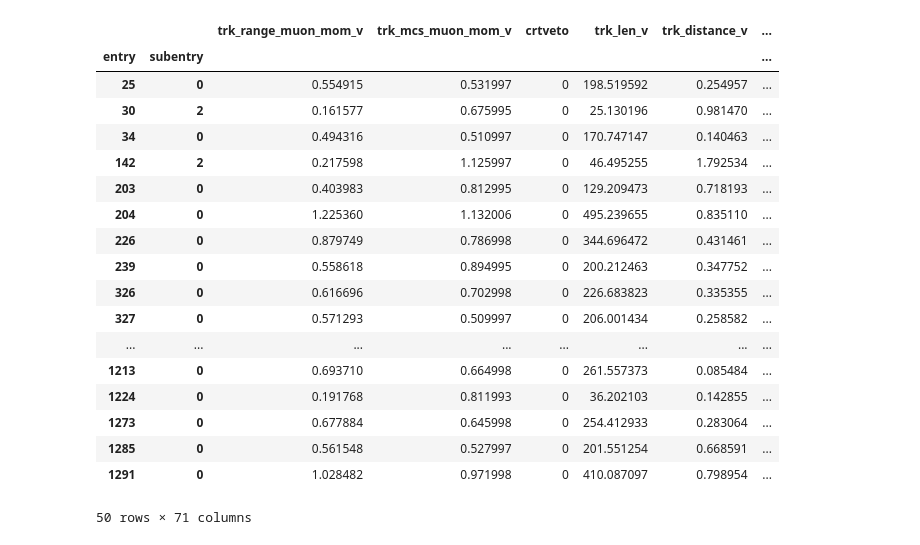
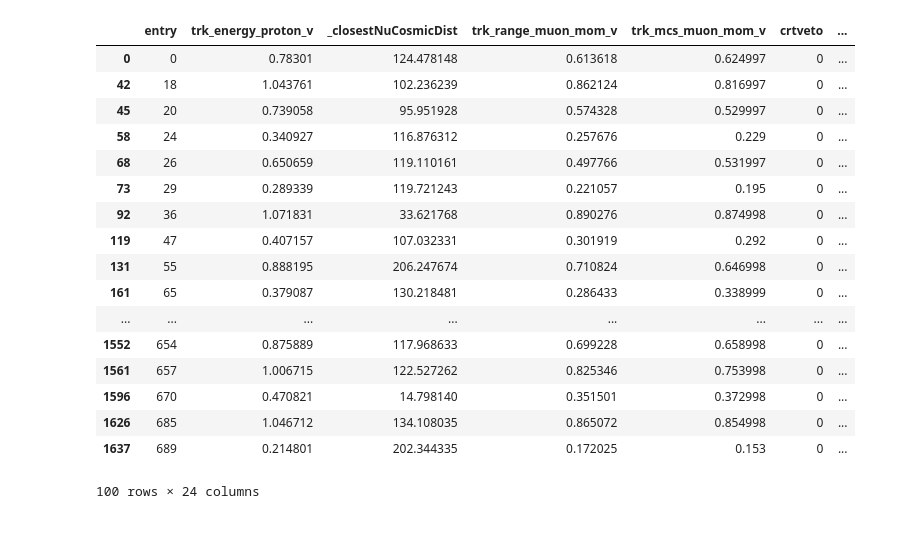
Before and after one commit to finnerudo/MScproject, a Jupyter notebook: Plotting_numu.ipynb, the cells around one changed output. Cells and saved outputs as stored; diff of their text form; code cells hidden in the pictures.

```diff
--- a/Plotting_numu.ipynb
+++ b/Plotting_numu.ipynb
@@ -32,3 +46,27 @@ Success
+# %%
+def element_index(vector,index,defval=9999.):
+    #print ('vector check....')
+    #print (idx)
+    #print (len(pidv))
+    return awkward.fromiter([pidv[tid] if ( (tid<len(pidv) ) & (tid>=0)) else defval for pidv,tid in zip(vector,index)])
+
+def index(argidx,vecsort,mask):
+    vid = vecsort[mask]
+    sizecheck = argidx if argidx>=0 else abs(argidx)-1
+    # find the position in the array after masking
+    mskd_pos = [v.argsort()[argidx] if len(v)>sizecheck else -1 for v in vid]
+    # go back to the corresponding position in the origin array before masking
+    result = [[i for i, n in enumerate(m) if n == 1][p] if (p)>=0 else -1 for m,p in zip(mask,mskd_pos)]
+    return result
+
+def get_idx_from_vec_sort(argidx,vecsort,mask):
+    vid = vecsort[mask]
+    sizecheck = argidx if argidx>=0 else abs(argidx)-1
+    # find the position in the array after masking
+    mskd_pos = [v.argsort()[argidx] if len(v)>sizecheck else -1 for v in vid]
+    # go back to the corresponding position in the origin array before masking
+    result = [[i for i, n in enumerate(m) if n == 1][p] if (p)>=0 else -1 for m,p in zip(mask,mskd_pos)]
+    return result
 # %%
 #MC
 loc_file = '/uboone/data/users/davidc/searchingfornues/v08_00_00_48/0928/run3/nslice/prodgenie_bnb_nu_uboone_overlay_mcc9.1_v08_00_00_26_filter_run3_reco2_G_reco2.root'
@@ -279,23 +188,26 @@ def selection_cut_ext(df_cut, weightTuneBool = True):
+# %%
+df_data = neutrino_energy(df_nu_tree_fhc)
+df_data_real = neutrino_energy(data_tree)
+df_data_EXT = neutrino_energy(EXT_tree)
 # %%
-#pd.set_option('display.max_rows', 200)
-#df_data.head(50)
+pd.set_option('display.max_rows', 100)
+df_data.head(100)
 # %% [output]
-|  |  | trk_range_muon_mom_v | trk_mcs_muon_mom_v | crtveto | trk_len_v | trk_distance_v | ... |
-| entry | subentry |  |  |  |  |  | ... |
-| 25 | 0 | 0.554915 | 0.531997 | 0 | 198.519592 | 0.254957 | ... |
-| 30 | 2 | 0.161577 | 0.675995 | 0 | 25.130196 | 0.981470 | ... |
-| 34 | 0 | 0.494316 | 0.510997 | 0 | 170.747147 | 0.140463 | ... |
-| 142 | 2 | 0.217598 | 1.125997 | 0 | 46.495255 | 1.792534 | ... |
-| 203 | 0 | 0.403983 | 0.812995 | 0 | 129.209473 | 0.718193 | ... |
-| 204 | 0 | 1.225360 | 1.132006 | 0 | 495.239655 | 0.835110 | ... |
-| 226 | 0 | 0.879749 | 0.786998 | 0 | 344.696472 | 0.431461 | ... |
-| 239 | 0 | 0.558618 | 0.894995 | 0 | 200.212463 | 0.347752 | ... |
-| 326 | 0 | 0.616696 | 0.702998 | 0 | 226.683823 | 0.335355 | ... |
-| 327 | 0 | 0.571293 | 0.509997 | 0 | 206.001434 | 0.258582 | ... |
+|  | entry | trk_energy_proton_v | _closestNuCosmicDist | trk_range_muon_mom_v | trk_mcs_muon_mom_v | crtveto | ... |
+| 0 | 0 | 0.78301 | 124.478148 | 0.613618 | 0.624997 | 0 | ... |
+| 42 | 18 | 1.043761 | 102.236239 | 0.862124 | 0.816997 | 0 | ... |
+| 45 | 20 | 0.739058 | 95.951928 | 0.574328 | 0.529997 | 0 | ... |
+| 58 | 24 | 0.340927 | 116.876312 | 0.257676 | 0.229 | 0 | ... |
+| 68 | 26 | 0.650659 | 119.110161 | 0.497766 | 0.531997 | 0 | ... |
+| 73 | 29 | 0.289339 | 119.721243 | 0.221057 | 0.195 | 0 | ... |
+| 92 | 36 | 1.071831 | 33.621768 | 0.890276 | 0.874998 | 0 | ... |
+| 119 | 47 | 0.407157 | 107.032331 | 0.301919 | 0.292 | 0 | ... |
+| 131 | 55 | 0.888195 | 206.247674 | 0.710824 | 0.646998 | 0 | ... |
+| 161 | 65 | 0.379087 | 130.218481 | 0.286433 | 0.338999 | 0 | ... |
 | ... | ... | ... | ... | ... | ... | ... | ... |
-| 1213 | 0 | 0.693710 | 0.664998 | 0 | 261.557373 | 0.085484 | ... |
-| 1224 | 0 | 0.191768 | 0.811993 | 0 | 36.202103 | 0.142855 | ... |
-| 1273 | 0 | 0.677884 | 0.645998 | 0 | 254.412933 | 0.283064 | ... |
-| 1285 | 0 | 0.561548 | 0.527997 | 0 | 201.551254 | 0.668591 | ... |
-| 1291 | 0 | 1.028482 | 0.971998 | 0 | 410.087097 | 0.798954 | ... |
+| 1552 | 654 | 0.875889 | 117.968633 | 0.699228 | 0.658998 | 0 | ... |
+| 1561 | 657 | 1.006715 | 122.527262 | 0.825346 | 0.753998 | 0 | ... |
+| 1596 | 670 | 0.470821 | 14.798140 | 0.351501 | 0.372998 | 0 | ... |
+| 1626 | 685 | 1.046712 | 134.108035 | 0.865072 | 0.854998 | 0 | ... |
+| 1637 | 689 | 0.214801 | 202.344335 | 0.172025 | 0.153 | 0 | ... |
-50 rows × 71 columns
+100 rows × 24 columns
```
Also changed, not shown: parts of 17 cells of this notebook, 2 other files.
